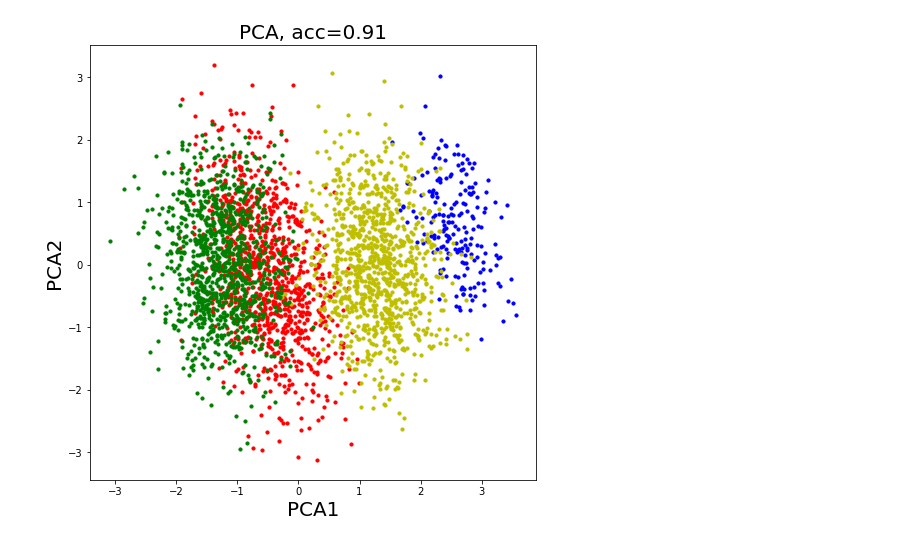
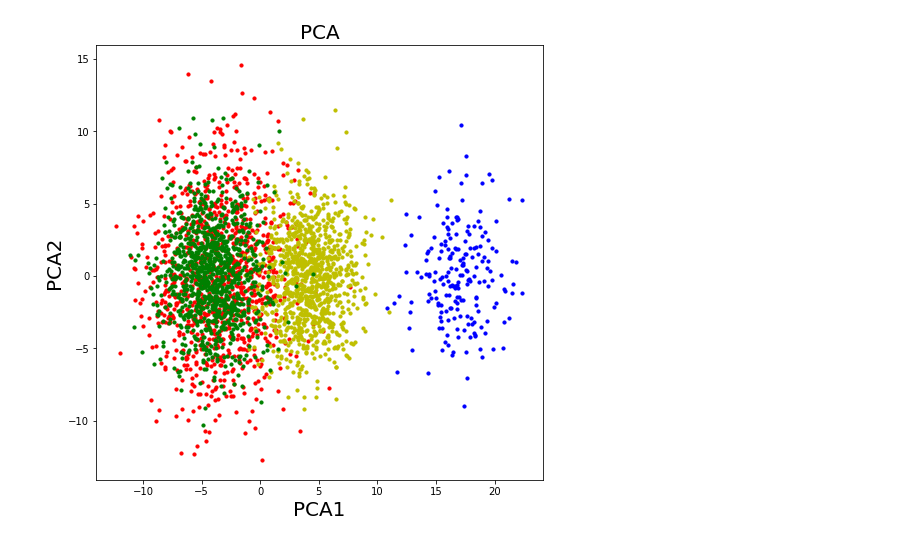
Before and after one commit to Mirkes/DAPCA, a Jupyter notebook: ComparisonOfLinearDAMethods_clean.ipynb, the cells around one changed output. Saved outputs shown, nothing was run; the diff lists cells and outputs as text; code cells hidden in the pictures.

```diff
--- a/ComparisonOfLinearDAMethods_clean.ipynb
+++ b/ComparisonOfLinearDAMethods_clean.ipynb
@@ -527,26 +546,19 @@ ind2 = np.where(labels==2)[0]
 target_ind1 = np.where(target_labels==1)[0]
 target_ind2 = np.where(target_labels==2)[0]
 
-Xn = stats.zscore(X)
-Yn = stats.zscore(Y)
+#Xn = stats.zscore(X)
+#Yn = stats.zscore(Y)
+Xn = X-np.mean(X,axis=0)
+Yn = Y-np.mean(Y,axis=0)
 
-#clf = SVC(gamma='auto',C=2)
-clf = KNeighborsClassifier(n_neighbors=1)
-clf.fit(Xn, labels)
-y_pred = clf.predict(Yn)
-acc = sklearn.metrics.balanced_accuracy_score(target_labels, y_pred)
-print('Baseline accuracy',acc)
+print_accuracies(Xn,labels,Yn,target_labels,'Baseline')
 
 pca = PCA(n_components=2)
 Xp = pca.fit_transform(np.concatenate([Xn,Yn]))
 XpX = Xp[:X.shape[0],:]
 XpY = Xp[X.shape[0]:,:]
 
-clf = KNeighborsClassifier(n_neighbors=1)
-clf.fit(XpX, labels)
-y_pred = clf.predict(XpY)
-acc = sklearn.metrics.balanced_accuracy_score(target_labels, y_pred)
-print('PCA accuracy',acc)
+print_accuracies(XpX,labels,XpY,target_labels,'PCA')
 
 plt.figure(figsize=(8,8))
 plt.scatter(XpY[target_ind1,0],XpY[target_ind1,1],c='r',s=point_size)
@@ -557,48 +569,76 @@ plt.xlabel('PCA1',fontsize=20)
 plt.ylabel('PCA2',fontsize=20)
 #plt.xlim([-5,5])
 #plt.ylim([-5,5])
-plt.title('PCA, acc={:2.2f}'.format(acc),fontsize=20)
+plt.title('PCA',fontsize=20)
 #plt.axis('equal')
 plt.show()
 
-X_coral = CORAL(Xn,Yn)
+X_coral = CORAL(Xn,Yn,eps=1)
+# This is CORAL computed using MATLAB (done for making sure Python code gives the same result)
+# X_coral = np.loadtxt('2clusters_3d_X_coral.csv',delimiter=',')
 
-#clf = SVC(gamma='auto',C=2)
-clf = KNeighborsClassifier(n_neighbors=1)
-clf.fit(X_coral, labels)
-y_pred = clf.predict(Yn)
-target_labels_inv = target_labels.copy()
-target_labels_inv[target_ind2] = 1
-target_labels_inv[target_ind1] = 2
-acc = sklearn.metrics.balanced_accuracy_score(target_labels, y_pred)
-print('Full CORAL accuracy',acc)
+plt.figure(figsize=(8,8))
+plt.scatter(Yn[target_ind1,0],Yn[target_ind1,1],c='r',s=point_size)
+plt.scatter(Yn[target_ind2,0],Yn[target_ind2,1],c='b',s=point_size)
+plt.scatter(X_coral[ind2,0],X_coral[ind2,1],c='y',s=point_size)
+plt.scatter(X_coral[ind1,0],X_coral[ind1,1],c='g',s=point_size)
+plt.xlabel('x1',fontsize=40)
+plt.ylabel('x2',fontsize=40)
+#plt.xlim([-5,5])
+#plt.ylim([-5,5])
+#plt.title('CORAL, acc={:2.2f}'.format(acc),fontsize=20)
+plt.title('CORAL',fontsize=40)
+#plt.axis('equal')
+plt.show()
+
+plt.figure(figsize=(8,8))
+plt.scatter(Yn[target_ind1,0],Yn[target_ind1,2],c='r',s=point_size)
+plt.scatter(Yn[target_ind2,0],Yn[target_ind2,2],c='b',s=point_size)
+plt.scatter(X_coral[ind2,0],X_coral[ind2,2],c='y',s=point_size)
+plt.scatter(X_coral[ind1,0],X_coral[ind1,2],c='g',s=point_size)
+plt.xlabel('x1',fontsize=40)
+plt.ylabel('x3',fontsize=40)
+#plt.xlim([-5,5])
+#plt.ylim([-5,5])
+#plt.title('CORAL, acc={:2.2f}'.format(acc),fontsize=20)
+plt.title('CORAL',fontsize=40)
+#plt.axis('equal')
+plt.show()
+
+plt.figure(figsize=(8,8))
+plt.scatter(Yn[target_ind1,1],Yn[target_ind1,2],c='r',s=point_size)
+plt.scatter(Yn[target_ind2,1],Yn[target_ind2,2],c='b',s=point_size)
+plt.scatter(X_coral[ind2,1],X_coral[ind2,2],c='y',s=point_size)
+plt.scatter(X_coral[ind1,1],X_coral[ind1,2],c='g',s=point_size)
+plt.xlabel('x2',fontsize=40)
+plt.ylabel('x3',fontsize=40)
+#plt.xlim([-5,5])
+#plt.ylim([-5,5])
+#plt.title('CORAL, acc={:2.2f}'.format(acc),fontsize=20)
+plt.title('CORAL',fontsize=40)
+#plt.axis('equal')
+plt.show()
+
+print_accuracies(X_coral,labels,Yn,target_labels,'Full CORAL')
 
 pca = PCA(n_components=2)
 Xp = pca.fit_transform(np.concatenate([X_coral,Yn]))
 XpX = Xp[:X.shape[0],:]
 XpY = Xp[X.shape[0]:,:]
 
-#clf = SVC(gamma='auto',C=2)
-clf = KNeighborsClassifier(n_neighbors=1)
-clf.fit(XpX, labels)
-y_pred = clf.predict(XpY)
-target_labels_inv = target_labels.copy()
-target_labels_inv[target_ind2] = 1
-target_labels_inv[target_ind1] = 2
-acc = sklearn.metrics.balanced_accuracy_score(target_labels, y_pred)
-print('PCA CORAL accuracy',acc)
+print_accuracies(XpX,labels,XpY,target_labels,'PCA CORAL')
 
 plt.figure(figsize=(8,8))
 plt.scatter(XpY[target_ind1,0],XpY[target_ind1,1],c='r',s=point_size)
 plt.scatter(XpY[target_ind2,0],XpY[target_ind2,1],c='b',s=point_size)
 plt.scatter(XpX[ind2,0],XpX[ind2,1],c='y',s=point_size)
 plt.scatter(XpX[ind1,0],XpX[ind1,1],c='g',s=point_size)
-plt.xlabel('CORAL PCA1',fontsize=20)
-plt.ylabel('CORAL PCA2',fontsize=20)
+plt.xlabel('CORAL PCA1',fontsize=40)
+plt.ylabel('CORAL PCA2',fontsize=40)
 #plt.xlim([-5,5])
 #plt.ylim([-5,5])
 #plt.title('CORAL, acc={:2.2f}'.format(acc),fontsize=20)
-plt.title('Correlation Alignment (CORAL)'.format(acc),fontsize=20)
+plt.title('CORAL',fontsize=40)
 #plt.axis('equal')
 plt.show()
 # %% [output]
@@ -607 +653 @@ PCA accuracy 0.9125
-[figure, old version]
+[figure, new version]
```
Also changed, not shown: parts of 6 cells of this notebook, 1 other file.
